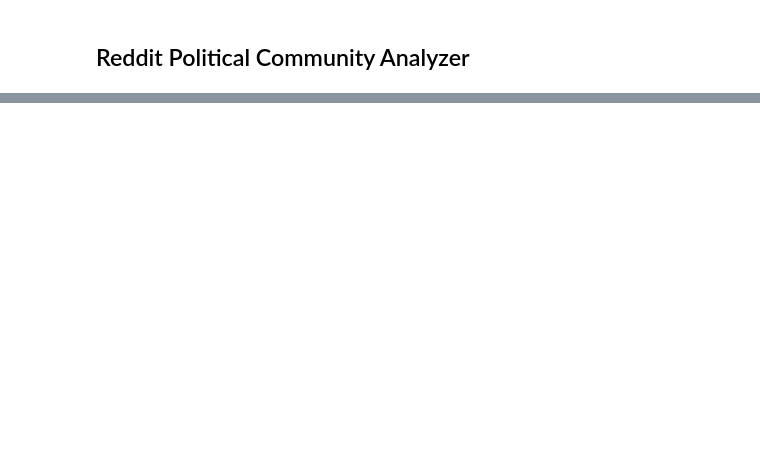
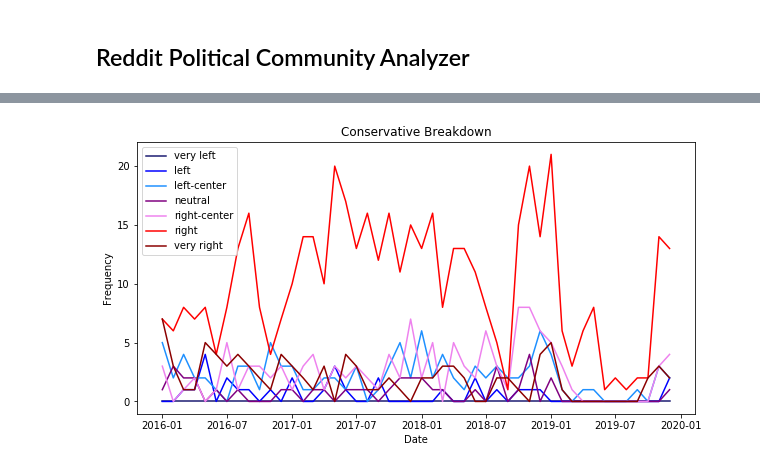
Before and after one commit to alancai98/388-final-project, a Jupyter notebook: 15-388 Final Project.ipynb, the cells around one changed output, grey strips where cells are left out. Cells and saved outputs as stored; diff of their text form; code cells hidden in the pictures; blank space fills up the shorter version.

```diff
--- a/15-388 Final Project.ipynb
+++ b/15-388 Final Project.ipynb
@@ -219,0 +281,4 @@ plt.legend()
+# %%
+plot_bias_breakdown(b_Conservative, "Conservative Breakdown")
+# %% [output]
+[figure, added]
```
Also changed, not shown: parts of 33 cells of this notebook.
